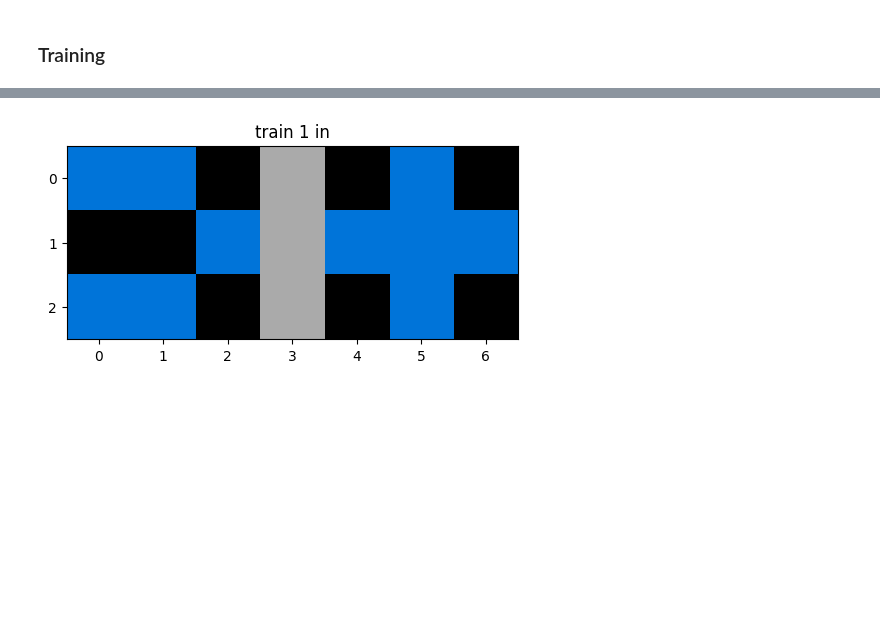
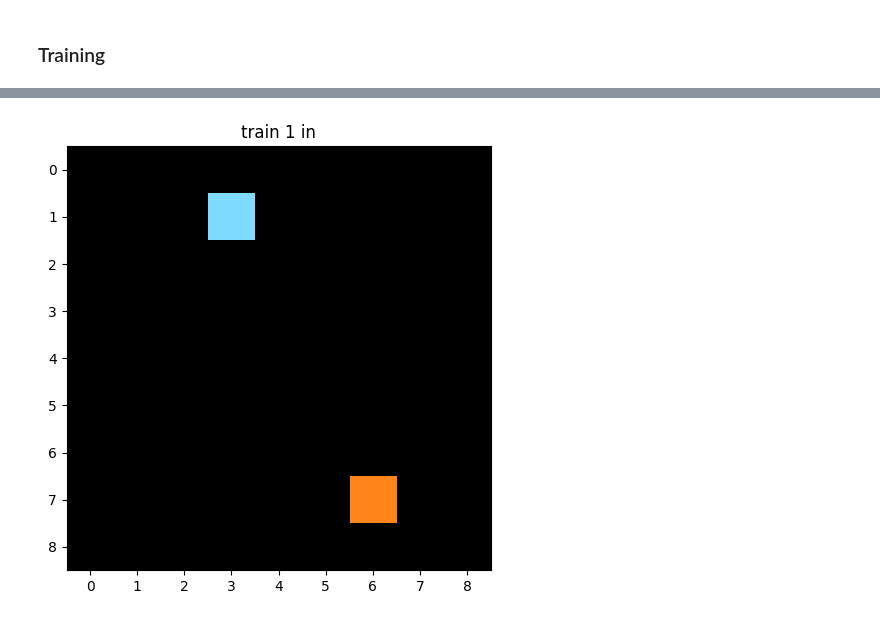
Before and after one commit to neoneye/simon-arc-lab-legacy, a Jupyter notebook: proof_of_concept/vit_pytorch_arc3/classify_colors2.ipynb, the cells around one changed output, grey strips where cells are left out. Cells and saved outputs as stored; diff of their text form; code cells hidden in the pictures; blank space fills up the shorter version.

```diff
--- a/proof_of_concept/vit_pytorch_arc3/classify_colors2.ipynb
+++ b/proof_of_concept/vit_pytorch_arc3/classify_colors2.ipynb
@@ -312,27 +312,27 @@ from simple_image import image_new, set_pixel, draw_rect, draw_box
 
 ajm.Image.show = ajm_image_show
 # %%
-filename = 'testdata/0520fde7.json'
+#filename = 'testdata/0520fde7.json'
 #filename = 'testdata/e98196ab.json'
-#filename = 'testdata/23581191.json'
+filename = 'testdata/23581191.json'
 #filename = 'testdata/281123b4.json'
 #filename = 'testdata/3428a4f5.json'
 #filename = 'testdata/48131b3c.json'
 #filename = 'testdata/a59b95c0.json'
 #filename = 'testdata/af902bf9.json'
 #filename = 'testdata/cf98881b.json'
 #filename = 'testdata/f2829549.json'
 #filename = 'testdata/be94b721.json'
 #filename = 'testdata/6773b310.json'
 #filename = 'testdata/1c0d0a4b.json'
 #filename = 'testdata/c3202e5a.json'
 #filename = 'testdata/0b148d64.json'
 #filename = 'testdata/95a58926.json'
 task = ajm.Task.load(filename)
 image = task.pairs[1].input
 image.show()
 # %% [output]
-[figure, old version]
+[figure, new version]
 # %%
 exporter = etti.ExportTaskToImage(task)
 pair = task.pairs[0]
```
Also changed, not shown: parts of 6 cells of this notebook, 1 other file.
